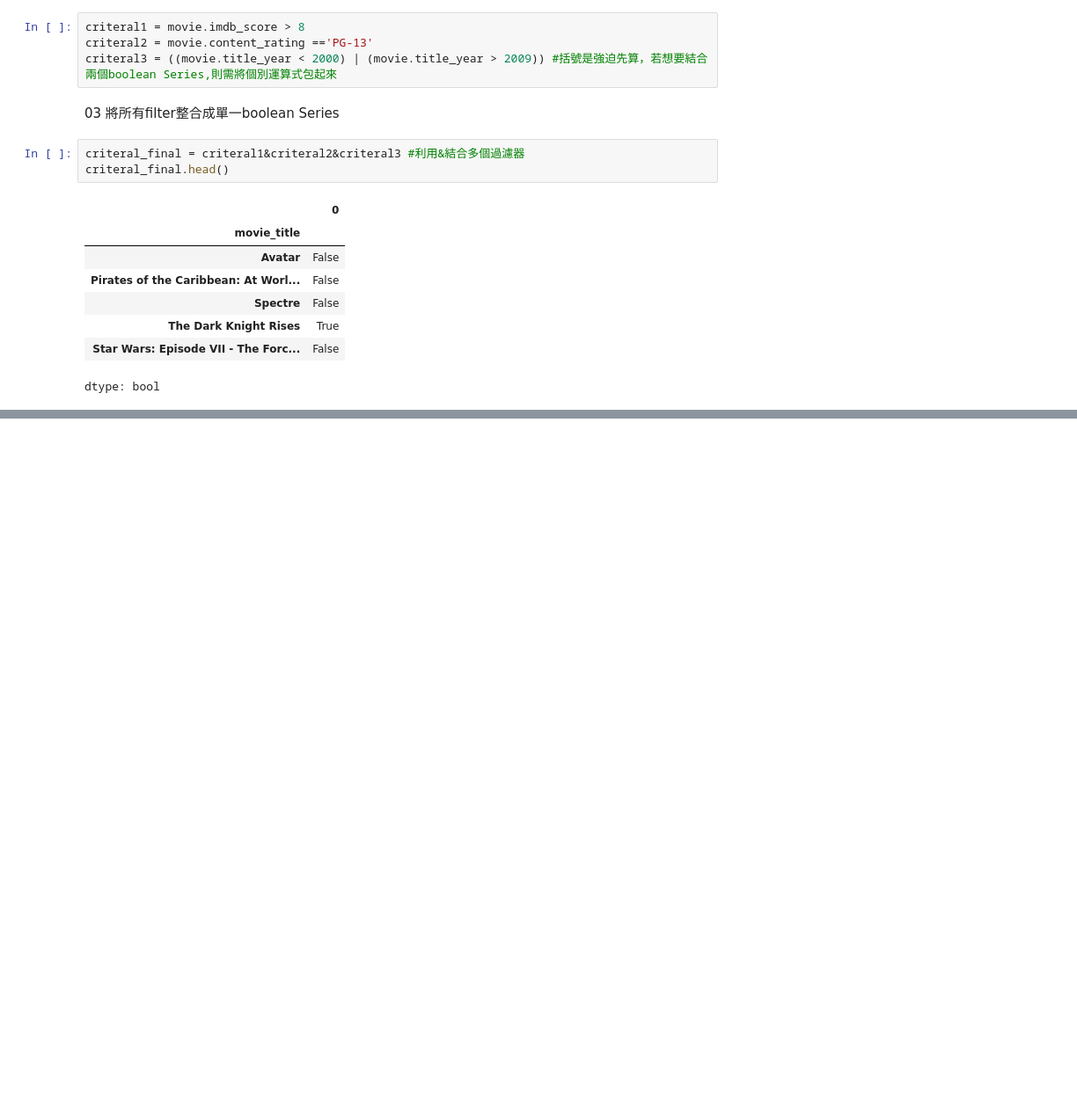
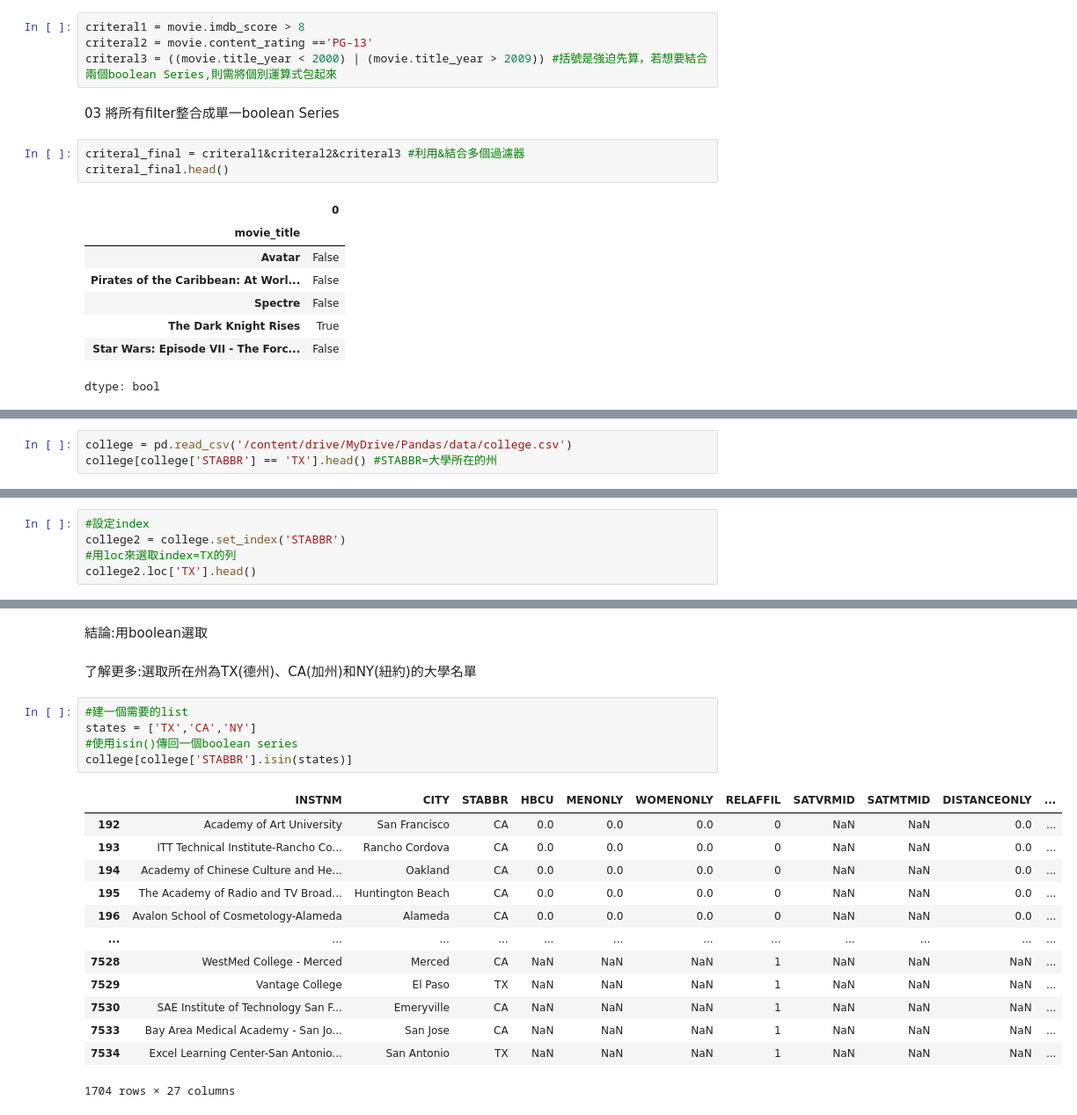
Before and after one commit to akilchen/pandas-, a Jupyter notebook: CH07_用Boolean_Series篩選特定資料.ipynb, the cells around one changed output, grey strips where cells are left out. Shown at 88% size. Cells and saved outputs as stored; diff of their text form; blank space fills up the shorter version.

```diff
--- a/CH07_用Boolean_Series篩選特定資料.ipynb
+++ b/CH07_用Boolean_Series篩選特定資料.ipynb
@@ -118,0 +236,3 @@ dtype: bool
+# %%
+college = pd.read_csv('/content/drive/MyDrive/Pandas/data/college.csv')
+college[college['STABBR'] == 'TX'].head() #STABBR=大學所在的州
@@ -118,0 +249,5 @@ dtype: bool
+# %%
+#設定index
+college2 = college.set_index('STABBR')
+#用loc來選取index=TX的列
+college2.loc['TX'].head()
@@ -118,0 +283,23 @@ dtype: bool
+# %% [markdown]
+結論:用boolean選取
+# %% [markdown]
+了解更多:選取所在州為TX(德州)、CA(加州)和NY(紐約)的大學名單
+# %%
+#建一個需要的list
+states = ['TX','CA','NY']
+#使用isin()傳回一個boolean series
+college[college['STABBR'].isin(states)]
+# %% [output]
+|  | INSTNM | CITY | STABBR | HBCU | MENONLY | WOMENONLY | RELAFFIL | SATVRMID | SATMTMID | DISTANCEONLY | ... |
+| 192 | Academy of Art University | San Francisco | CA | 0.0 | 0.0 | 0.0 | 0 | NaN | NaN | 0.0 | ... |
+| 193 | ITT Technical Institute-Rancho Co... | Rancho Cordova | CA | 0.0 | 0.0 | 0.0 | 0 | NaN | NaN | 0.0 | ... |
+| 194 | Academy of Chinese Culture and He... | Oakland | CA | 0.0 | 0.0 | 0.0 | 0 | NaN | NaN | 0.0 | ... |
+| 195 | The Academy of Radio and TV Broad... | Huntington Beach | CA | 0.0 | 0.0 | 0.0 | 0 | NaN | NaN | 0.0 | ... |
+| 196 | Avalon School of Cosmetology-Alameda | Alameda | CA | 0.0 | 0.0 | 0.0 | 0 | NaN | NaN | 0.0 | ... |
+| ... | ... | ... | ... | ... | ... | ... | ... | ... | ... | ... | ... |
+| 7528 | WestMed College - Merced | Merced | CA | NaN | NaN | NaN | 1 | NaN | NaN | NaN | ... |
+| 7529 | Vantage College | El Paso | TX | NaN | NaN | NaN | 1 | NaN | NaN | NaN | ... |
+| 7530 | SAE Institute of Technology San F... | Emeryville | CA | NaN | NaN | NaN | 1 | NaN | NaN | NaN | ... |
+| 7533 | Bay Area Medical Academy - San Jo... | San Jose | CA | NaN | NaN | NaN | 1 | NaN | NaN | NaN | ... |
+| 7534 | Excel Learning Center-San Antonio... | San Antonio | TX | NaN | NaN | NaN | 1 | NaN | NaN | NaN | ... |
+1704 rows × 27 columns
```
Also changed, not shown: parts of 28 cells of this notebook.
